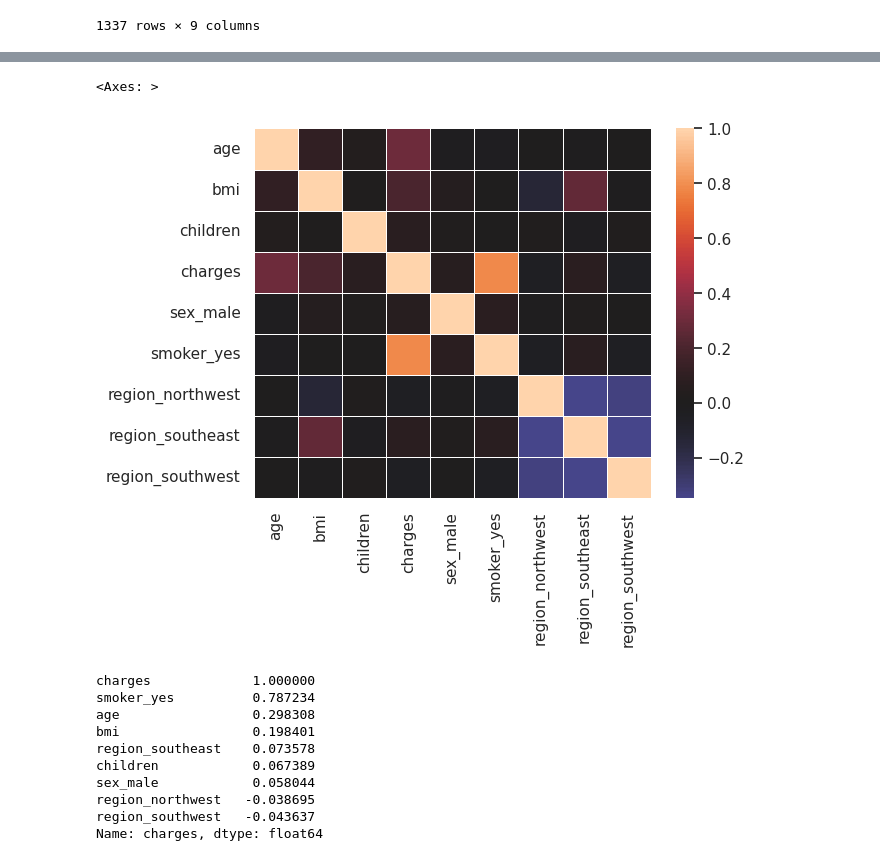
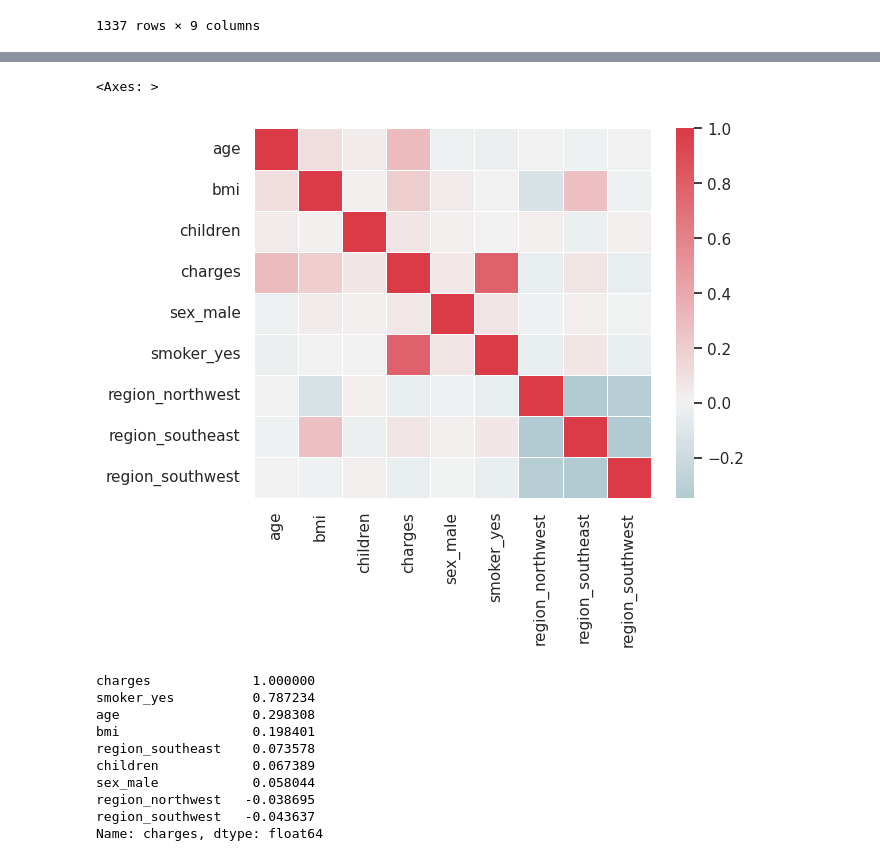
Before and after one commit to adalbertii/Modele-regresyjne, a Jupyter notebook: backward-atribute-elimination.ipynb, the cells around one changed output, grey strips where cells are left out. Saved outputs shown, nothing was run; the diff lists cells and outputs as text; code cells hidden in the pictures.

```diff
--- a/backward-atribute-elimination.ipynb
+++ b/backward-atribute-elimination.ipynb
@@ -229,10 +229,10 @@ corr
 | region_southeast | -0.012311 | 0.270057 | -0.023492 | 0.073578 | 0.017578 | 0.068282 | -0.345909 | 1.000000 | ... |
 | region_southwest | 0.009415 | -0.006211 | 0.021538 | -0.043637 | -0.003767 | -0.037168 | -0.320493 | -0.346614 | ... |
 # %%
-sns.set(style="white")
-mask = np.zeros_like(corr, dtype=np.bool)
-mask[np.triu_indices_from(mask)] = True
-f, ax = plt.subplots(figsize=(8, 6))
-cmap = sns.diverging_palette(220, 10, as_cmap=True)
-sns.heatmap(corr, mask=mask, cmap=cmap, vmax=.3, center=0,
-            square=True, linewidths=.5, cbar_kws={"shrink": .5})
+#sns.set(style="white")
+#mask = np.zeros_like(corr, dtype=np.bool)
+#mask[np.triu_indices_from(mask)] = True
+#f, ax = plt.subplots(figsize=(8, 6))
+#cmap = sns.diverging_palette(220, 10, as_cmap=True)
+#sns.heatmap(corr, mask=mask, cmap=cmap, vmax=.3, center=0,
+#            square=True, linewidths=.5, cbar_kws={"shrink": .5})
@@ -242,8 +239,9 @@ sns.heatmap(corr, mask=mask, cmap=cmap, vmax=.3, center=0,
 # %%
-sns.heatmap(df_dummies.corr(), center=0,linewidths = 0.5)
+c = cmap = sns.diverging_palette(220, 10, as_cmap=True)
+sns.heatmap(df_dummies.corr(), center=0,linewidths = 0.5, cmap=c)
 # %% [output]
 <Axes: >
-[figure, old version]
+[figure, new version]
 # %%
 df_dummies.corr()['charges'].sort_values(ascending=False)
 # %% [output]
```
Also changed, not shown: parts of 2 cells of this notebook.
